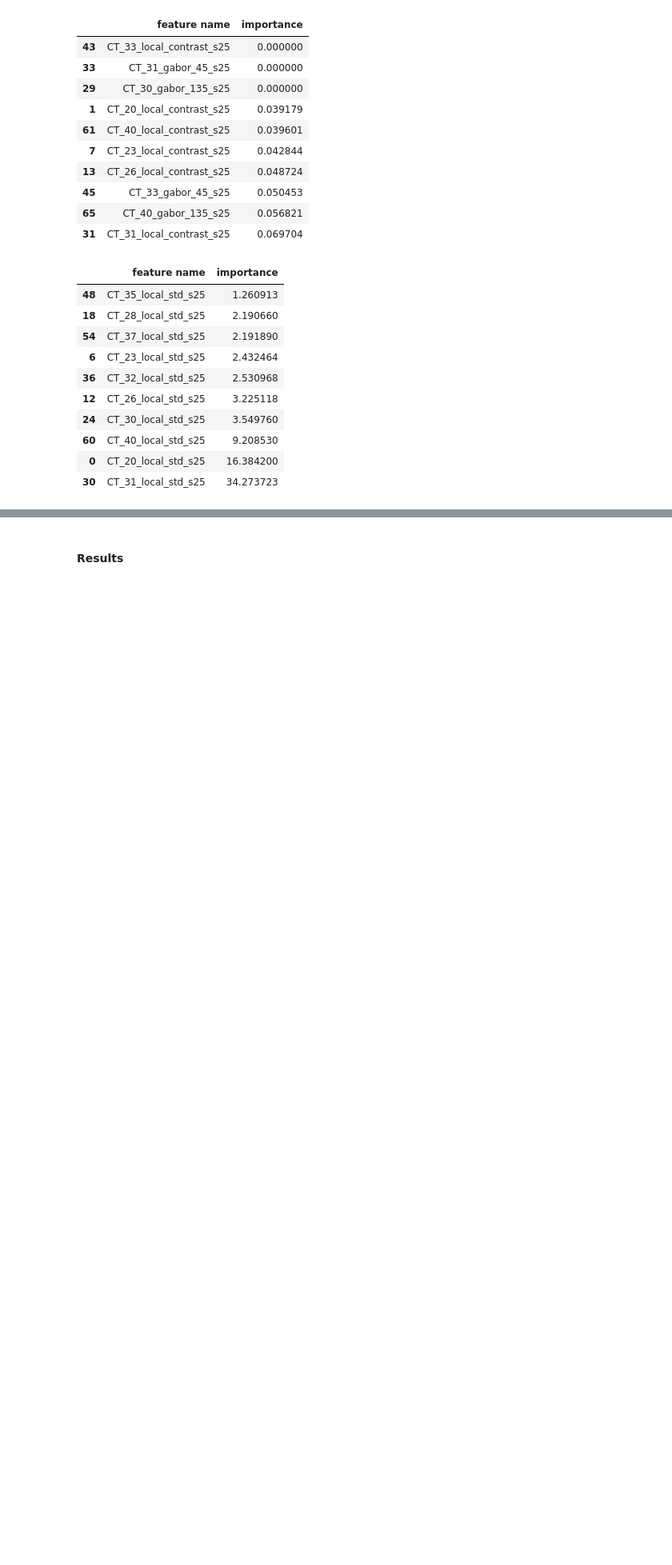
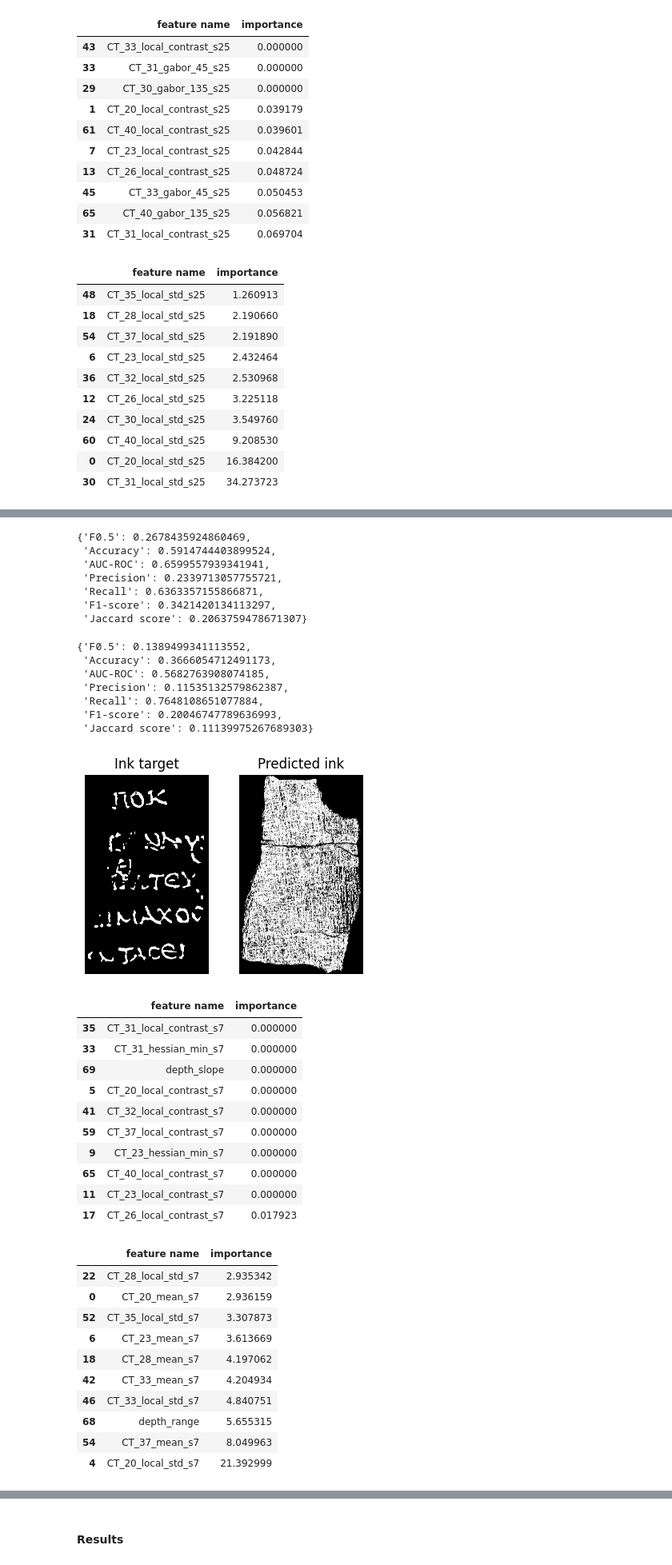
Before and after one commit to TTPO100AJIEX/MLDM-Project, a Jupyter notebook: 03_FeatureEngineering.ipynb, the cells around one changed output, grey strips where cells are left out. Shown at 80% size. Drawn from its saved outputs; the diff is of its cells as text; code cells hidden in the pictures; blank space fills up the shorter version.

```diff
--- a/03_FeatureEngineering.ipynb
+++ b/03_FeatureEngineering.ipynb
@@ -947,0 +1068,3 @@ Learning rate set to 0.5
+# %%
+run_experiment(DEPTHS, 7, BEST_GROUPS)
+# %% [output]
@@ -947,0 +1088,37 @@ Learning rate set to 0.5
+{'F0.5': 0.2678435924860469,
+ 'Accuracy': 0.5914744403899524,
+ 'AUC-ROC': 0.6599557939341941,
+ 'Precision': 0.2339713057755721,
+ 'Recall': 0.6363357155866871,
+ 'F1-score': 0.3421420134113297,
+ 'Jaccard score': 0.2063759478671307}
+{'F0.5': 0.1389499341113552,
+ 'Accuracy': 0.3666054712491173,
+ 'AUC-ROC': 0.5682763908074185,
+ 'Precision': 0.11535132579862387,
+ 'Recall': 0.7648108651077884,
+ 'F1-score': 0.20046747789636993,
+ 'Jaccard score': 0.11139975267689303}
+[figure, added]
+|  | feature name | importance |
+| 35 | CT_31_local_contrast_s7 | 0.000000 |
+| 33 | CT_31_hessian_min_s7 | 0.000000 |
+| 69 | depth_slope | 0.000000 |
+| 5 | CT_20_local_contrast_s7 | 0.000000 |
+| 41 | CT_32_local_contrast_s7 | 0.000000 |
+| 59 | CT_37_local_contrast_s7 | 0.000000 |
+| 9 | CT_23_hessian_min_s7 | 0.000000 |
+| 65 | CT_40_local_contrast_s7 | 0.000000 |
+| 11 | CT_23_local_contrast_s7 | 0.000000 |
+| 17 | CT_26_local_contrast_s7 | 0.017923 |
+|  | feature name | importance |
+| 22 | CT_28_local_std_s7 | 2.935342 |
+| 0 | CT_20_mean_s7 | 2.936159 |
+| 52 | CT_35_local_std_s7 | 3.307873 |
+| 6 | CT_23_mean_s7 | 3.613669 |
+| 18 | CT_28_mean_s7 | 4.197062 |
+| 42 | CT_33_mean_s7 | 4.204934 |
+| 46 | CT_33_local_std_s7 | 4.840751 |
+| 68 | depth_range | 5.655315 |
+| 54 | CT_37_mean_s7 | 8.049963 |
+| 4 | CT_20_local_std_s7 | 21.392999 |
```
Also changed, not shown: parts of 16 cells of this notebook.
